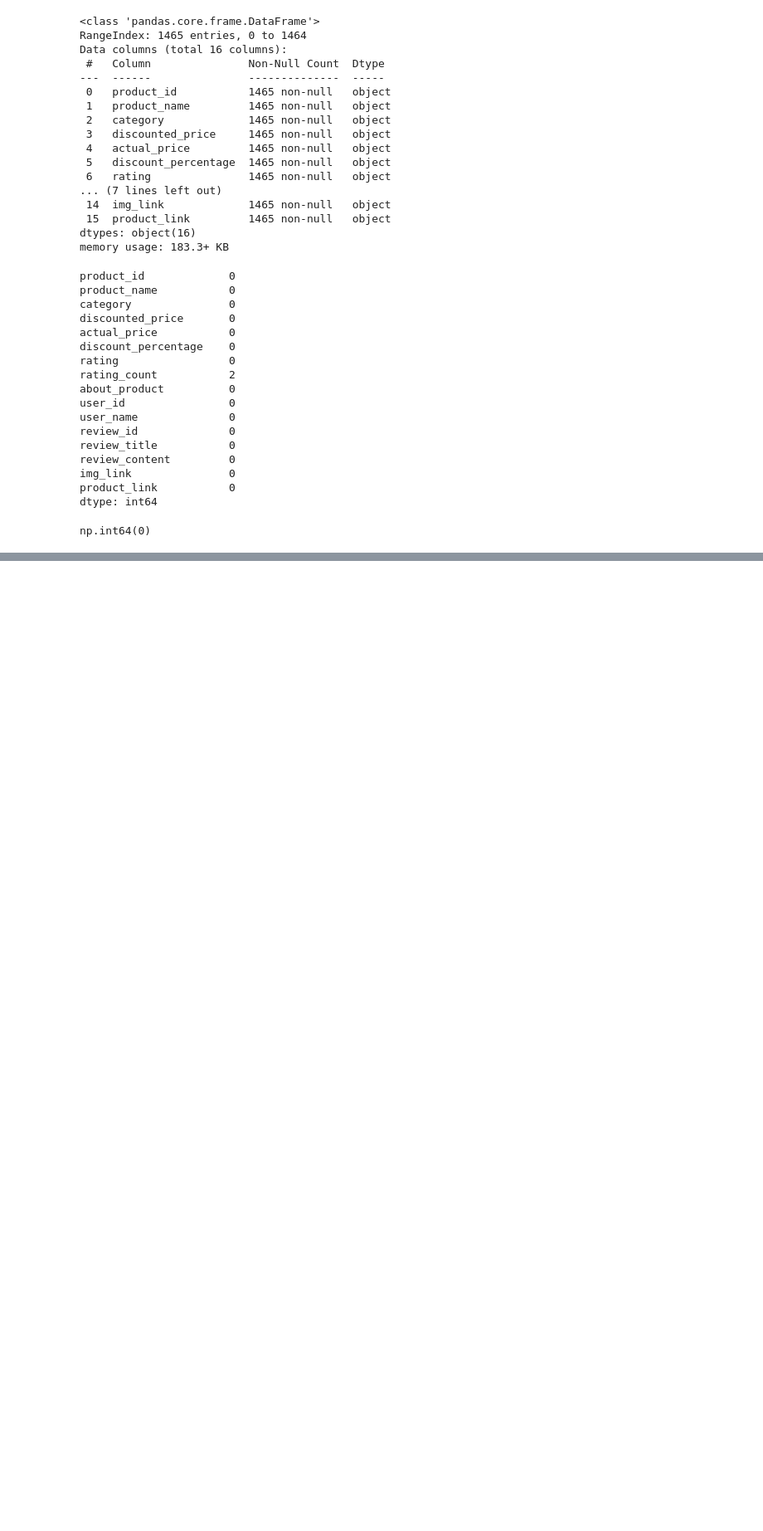
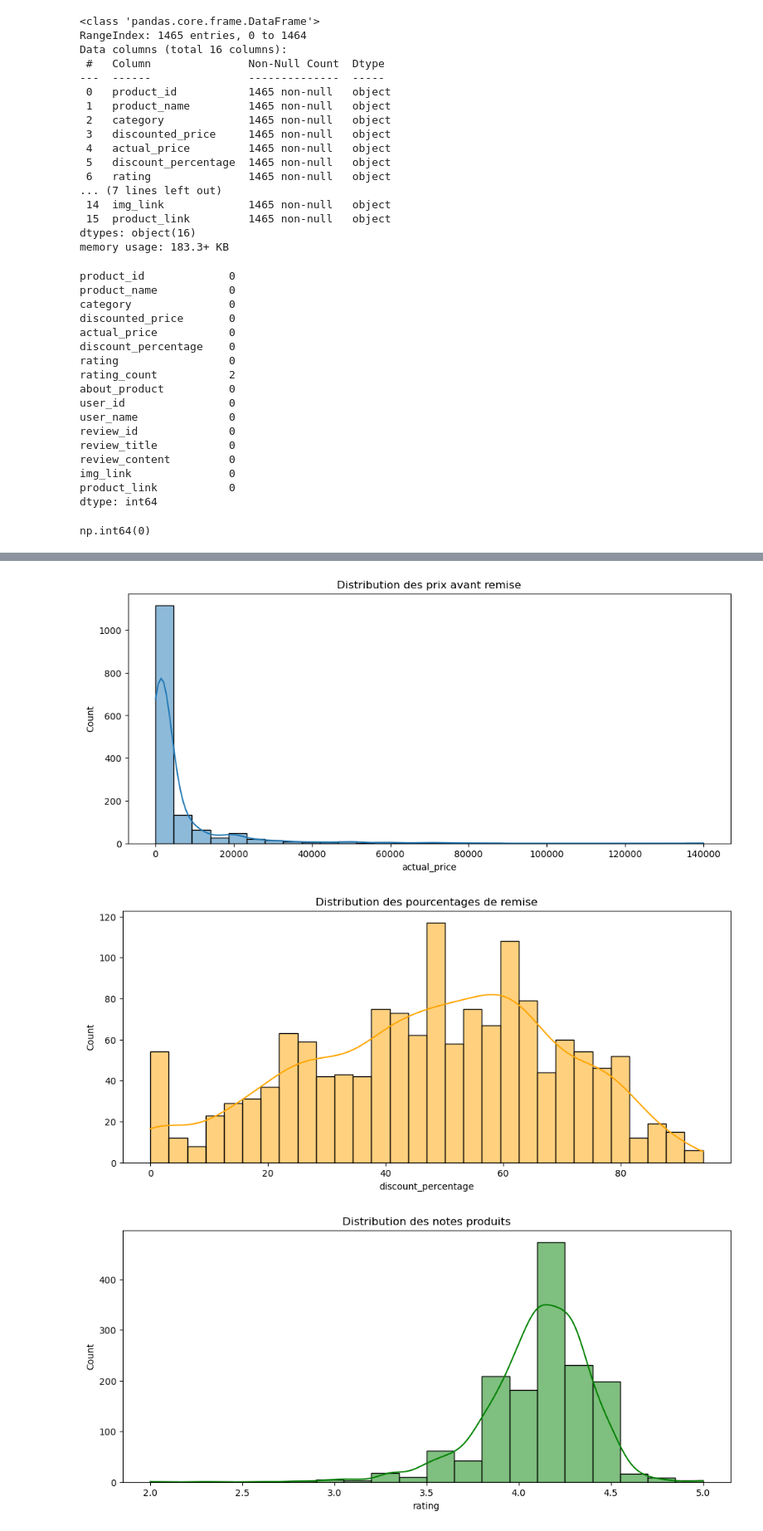
Before and after one commit to salaheddineelazouti/Mini-projet-Amazon-Sales-Dataset, a Jupyter notebook: Exploration du jeu de données Amazon Sales.ipynb, the cells around one changed output, grey strips where cells are left out. Shown: that part at 83% size. Drawn from its saved outputs; the diff is of its cells as text; code cells hidden in the pictures; blank space fills up the shorter version.

```diff
--- a/Exploration du jeu de données Amazon Sales.ipynb
+++ b/Exploration du jeu de données Amazon Sales.ipynb
@@ -59,10 +59,9 @@ df.duplicated().sum()
 # %% [output]
 np.int64(0)
 # %%
-# Supprimer les signes comme ₹, %, ou virgules dans les nombres si présents
-df["discounted_price"] = df["discounted_price"].str.replace("₹", "").str.replace(",", "").astype(float)
-df["actual_price"] = df["actual_price"].str.replace("₹", "").str.replace(",", "").astype(float)
-df["discount_percentage"] = df["discount_percentage"].str.replace("%", "").astype(float)
-df["rating"] = df["rating"].astype(float)
-df["rating_count"] = df["rating_count"].astype(float)
+# 1) Repérer les valeurs de 'rating' qui contiennent autre chose que chiffres/point/signe
+mask_bad_rating = df["rating"].astype(str).str.contains(r"[^0-9\.\-]", na=False)
+
+# 2) Voir les valeurs fautives et leur fréquence
+df.loc[mask_bad_rating, "rating"].value_counts().head(20)
 # %% [output]
@@ -69,0 +71,15 @@ ValueError: could not convert string to float: '|'
+# %%
+import pandas as pd
+
+num_cols = ["discounted_price", "actual_price", "discount_percentage", "rating", "rating_count"]
+
+# 1) Garder seulement chiffres / signe / point, tout le reste → supprimé
+df[num_cols] = (
+    df[num_cols]
+    .apply(lambda s: s.astype(str).str.replace(r"[^0-9.\-]", "", regex=True))
+    .apply(pd.to_numeric, errors="coerce")  # 2) convertit en nombres, valeurs bizarres → NaN
+)
+
+# Vérification
+print(df[num_cols].dtypes)
+print("\nNaN par colonne :\n", df[num_cols].isna().sum())
@@ -69,0 +101,2 @@ ValueError: could not convert string to float: '|'
+# %%
+df[num_cols] = df[num_cols].fillna(df[num_cols].median())
@@ -69,0 +129,19 @@ ValueError: could not convert string to float: '|'
+# %%
+plt.figure(figsize=(12,5))
+sns.histplot(df["actual_price"], bins=30, kde=True)
+plt.title("Distribution des prix avant remise")
+plt.show()
+
+plt.figure(figsize=(12,5))
+sns.histplot(df["discount_percentage"], bins=30, kde=True, color='orange')
+plt.title("Distribution des pourcentages de remise")
+plt.show()
+
+plt.figure(figsize=(12,5))
+sns.histplot(df["rating"], bins=20, kde=True, color='green')
+plt.title("Distribution des notes produits")
+plt.show()
+# %% [output]
+[figure, added]
+[figure, added]
+[figure, added]
```
Also changed, not shown: parts of 6 cells of this notebook.
